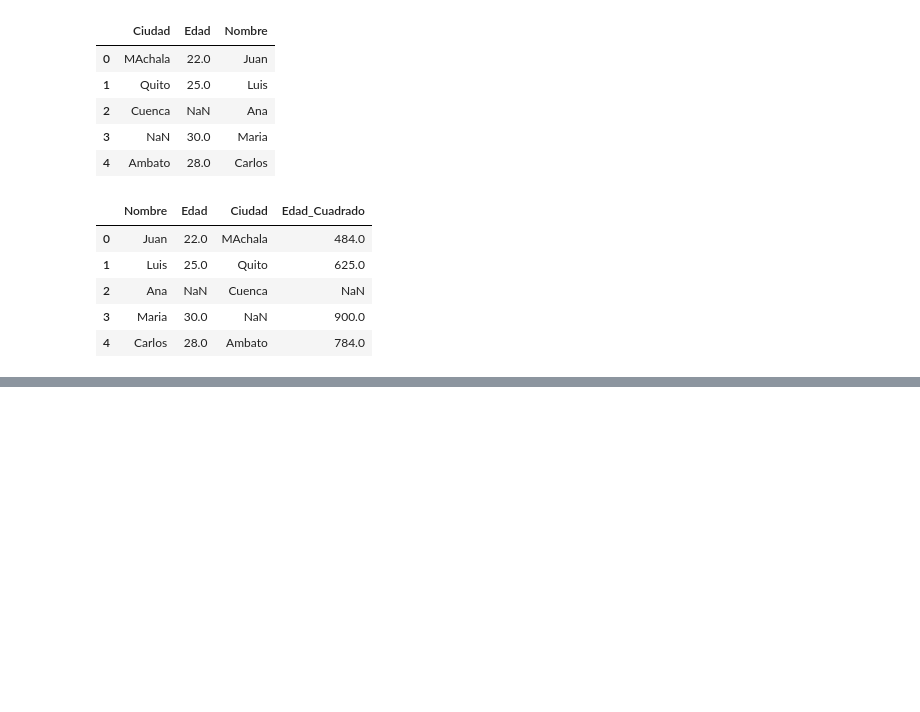
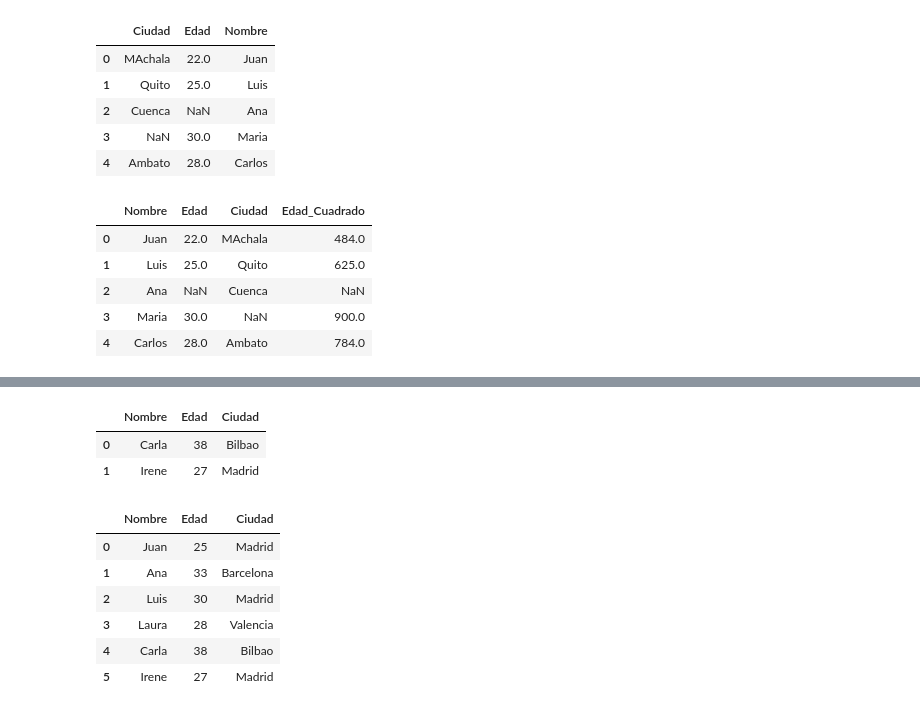
Before and after one commit to luissalinas54/data-science-junior, a Jupyter notebook: AnalisisDatos.ipynb, the cells around one changed output, grey strips where cells are left out. Saved outputs shown, nothing was run; the diff lists cells and outputs as text; code cells hidden in the pictures; blank space fills up the shorter version.

```diff
--- a/AnalisisDatos.ipynb
+++ b/AnalisisDatos.ipynb
@@ -235,0 +375,16 @@ df
+# %%
+#COMBINAR DATA FRAMES
+#AGREGAR FILAS
+data = {
+    "Nombre": ["Juan", "Ana", "Luis", "Laura"],
+    "Edad" : [25,33,30,28],
+    "Ciudad" : ["Madrid", "Barcelona", "Madrid", "Valencia"]
+}
+df = pd.DataFrame(data)
+
+data2 = {
+    "Nombre" : ["Carla", "Irene"],
+    "Edad" : [38, 27],
+    "Ciudad" : ["Bilbao", "Madrid"]
+}
+df2 = pd.DataFrame(data2)
@@ -235,0 +399,17 @@ df
+# %%
+df2
+# %% [output]
+|  | Nombre | Edad | Ciudad |
+| 0 | Carla | 38 | Bilbao |
+| 1 | Irene | 27 | Madrid |
+# %%
+df_combined =pd.concat([df,df2], ignore_index=True)
+df_combined
+# %% [output]
+|  | Nombre | Edad | Ciudad |
+| 0 | Juan | 25 | Madrid |
+| 1 | Ana | 33 | Barcelona |
+| 2 | Luis | 30 | Madrid |
+| 3 | Laura | 28 | Valencia |
+| 4 | Carla | 38 | Bilbao |
+| 5 | Irene | 27 | Madrid |
```
Also changed, not shown: parts of 11 cells of this notebook.
